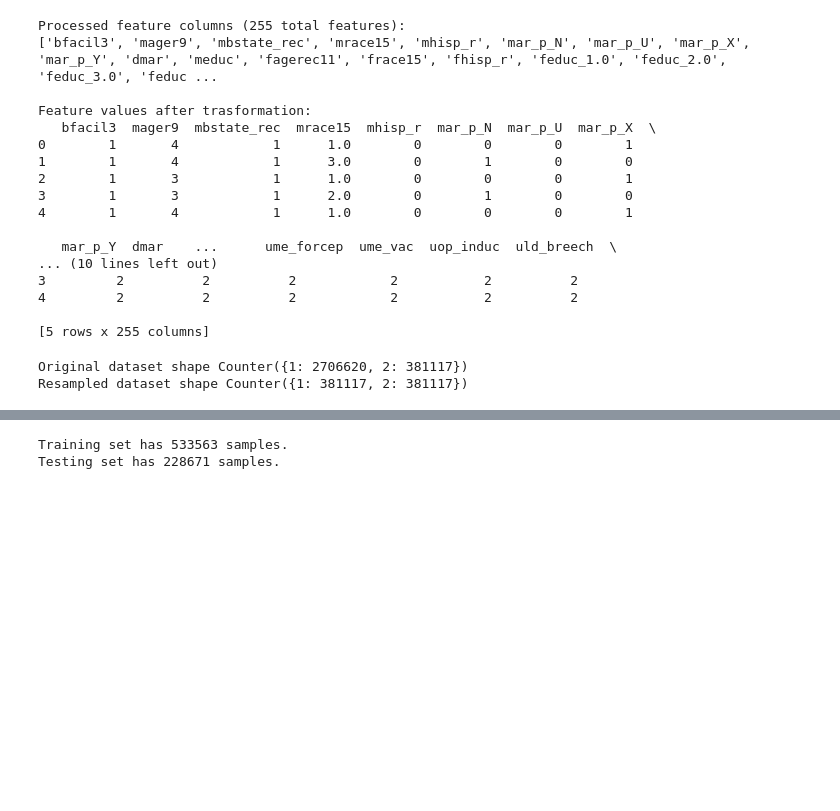
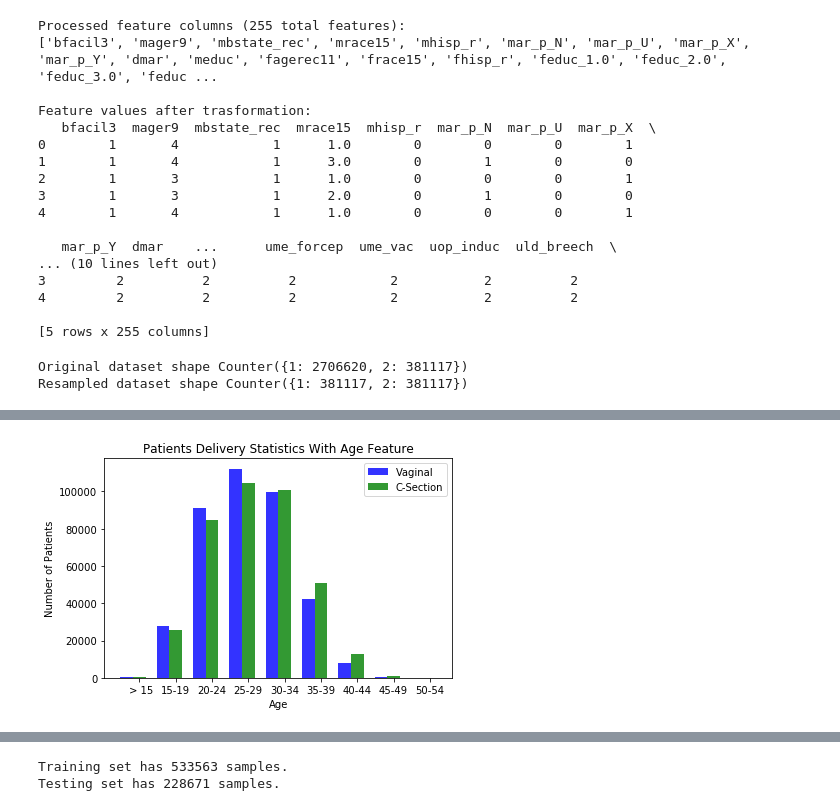
Before and after one commit to SabrinaAL/Childbirth-Delivery-Method-Prediction, a Jupyter notebook: natl2014_prediction.ipynb, the cells around one changed output, grey strips where cells are left out. Drawn from its saved outputs; the diff is of its cells as text; code cells hidden in the pictures; blank space fills up the shorter version.

Commit message:
refactor: Updating Python code for prediting likelihood of C-Section based delivery

```diff
--- a/natl2014_prediction.ipynb
+++ b/natl2014_prediction.ipynb
@@ -288,0 +142,62 @@ Resampled dataset shape Counter({1: 381117, 2: 381117})
+# %%
+Age_df_V=df.drop(df[df.dmeth_rec == 2].index)
+Age_V=list(Age_df_V['mager9'])
+
+age_v_1=Age_V.count(1)*0.141
+age_v_2=Age_V.count(2)*0.141
+age_v_3=Age_V.count(3)*0.141
+age_v_4=Age_V.count(4)*0.141
+age_v_5=Age_V.count(5)*0.141
+age_v_6=Age_V.count(6)*0.141
+age_v_7=Age_V.count(7)*0.141
+age_v_8=Age_V.count(8)*0.141
+age_v_9=Age_V.count(9)*0.141
+
+
+Age_df_CS=df.drop(df[df.dmeth_rec == 1].index)
+Age_CS=list(Age_df_CS['mager9'])
+
+age_cs_1=Age_CS.count(1)
+age_cs_2=Age_CS.count(2)
+age_cs_3=Age_CS.count(3)
+age_cs_4=Age_CS.count(4)
+age_cs_5=Age_CS.count(5)
+age_cs_6=Age_CS.count(6)
+age_cs_7=Age_CS.count(7)
+age_cs_8=Age_CS.count(8)
+age_cs_9=Age_CS.count(9)
+
+
+
+# data to plot
+n_groups = 9
+vag = (age_v_1, age_v_2, age_v_3, age_v_4, age_v_5, age_v_6, age_v_7, age_v_8, age_v_9)
+cs = (age_cs_1, age_cs_2, age_cs_3, age_cs_4, age_cs_5, age_cs_6, age_cs_7, age_cs_8, age_cs_9)
+
+# create plot
+fig, ax = plt.subplots()
+index = np.arange(n_groups)
+bar_width = 0.35
+opacity = 0.8
+
+rects1 = plt.bar(index, vag, bar_width,
+                 alpha=opacity,
+                 color='b',
+                 label='Vaginal')
+
+rects2 = plt.bar(index + bar_width, cs, bar_width,
+                 alpha=opacity,
+                 color='g',
+                 label='C-Section')
+
+plt.xlabel('Age')
+plt.ylabel('Number of Patients')
+plt.title('Patients Delivery Statistics With Age Feature')
+plt.xticks(index + bar_width, (' > 15', '15-19', '20-24', '25-29', '30-34', '35-39',
+                               '40-44', '45-49', '50-54'))
+plt.legend()
+
+plt.tight_layout()
+plt.show()
+# %% [output]
+[figure, added]
```
Also changed, not shown: parts of 8 cells of this notebook.
